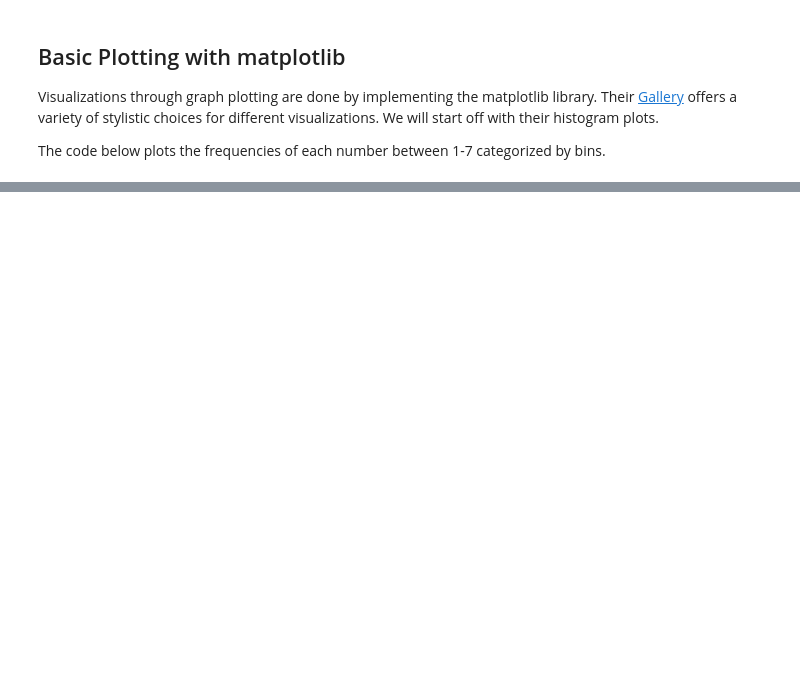
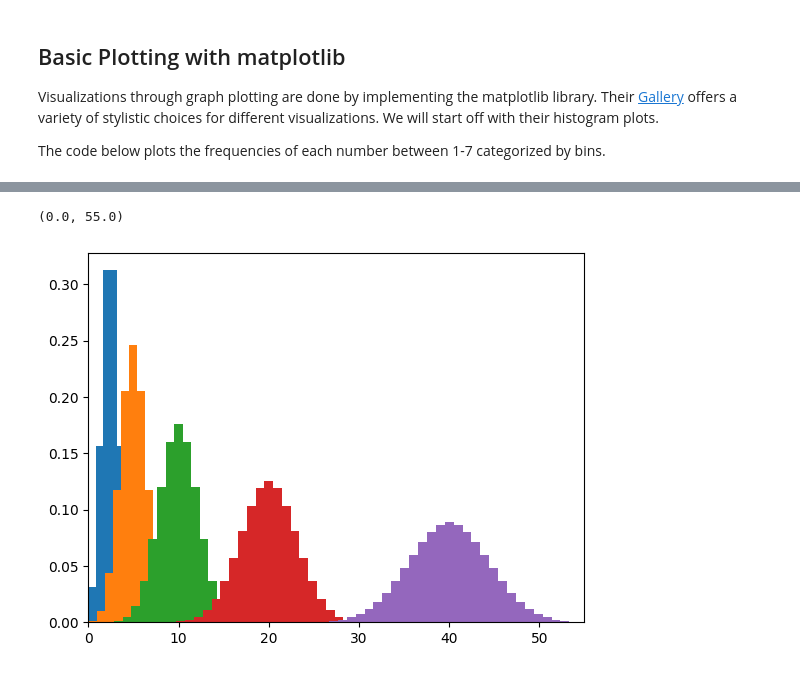
Before and after one commit to MATBckh22/MATB-STUDIOS, a Jupyter notebook: NumPy and matplotlib.ipynb, the cells around one changed output, grey strips where cells are left out. Cells and saved outputs as stored; diff of their text form; code cells hidden in the pictures; blank space fills up the shorter version.

```diff
--- a/NumPy and matplotlib.ipynb
+++ b/NumPy and matplotlib.ipynb
@@ -69,0 +78,16 @@ In order to extract just the histogram counts, we index the first element of the
+# %%
+import scipy.stats as ss
+
+#assigning a binomial distribution to coin
+coin = ss.distributions.binom
+
+#5, 10, 20, 40, and 80 observations of coin flips
+for flips in [5, 10, 20, 40, 80]:
+    success = np.arange(flips)
+    distribution = coin.pmf(success, flips, 0.5) #PMF of distribution
+    plt.hist(success, flips, weights = distribution)
+
+plt.xlim(0,55)
+# %% [output]
+(0.0, 55.0)
+[figure, added]
```
Also changed, not shown: parts of 8 cells of this notebook.
